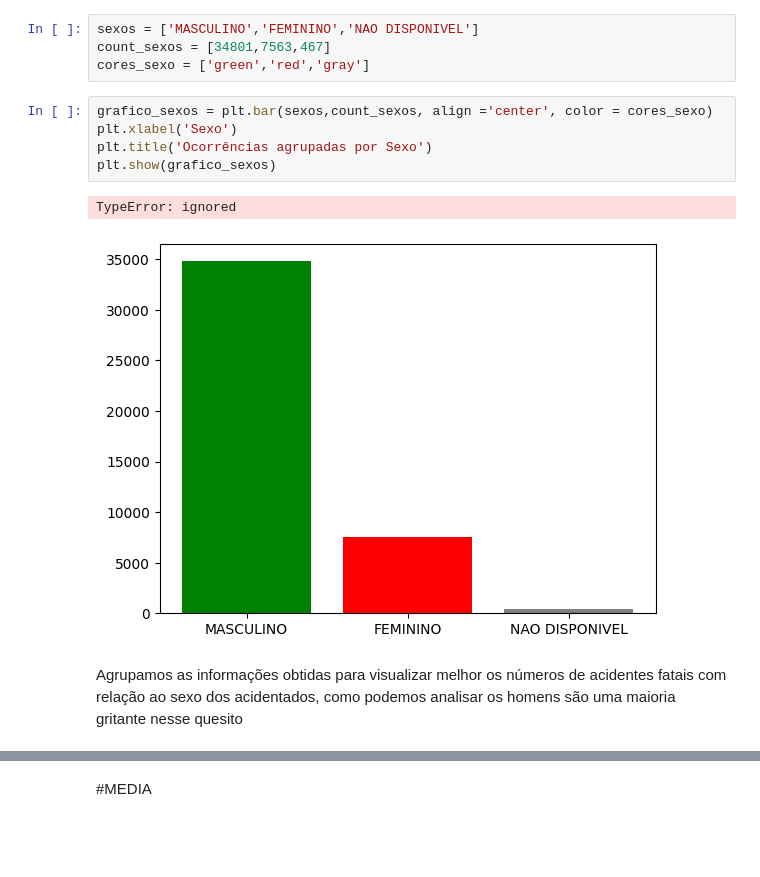
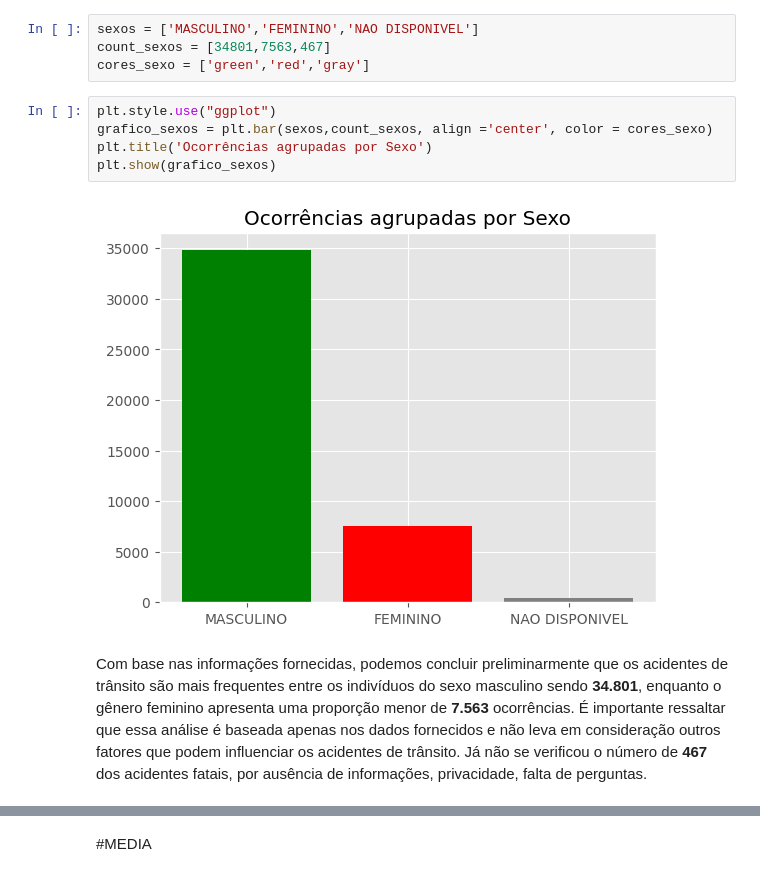
Before and after one commit to luizfernando120/Projeto-teste, a Jupyter notebook: Cópia_de_Projeto_07_Abril.ipynb, the cells around one changed output, grey strips where cells are left out. Drawn from its saved outputs; the diff is of its cells as text; blank space fills up the shorter version.

```diff
--- a/Cópia_de_Projeto_07_Abril.ipynb
+++ b/Cópia_de_Projeto_07_Abril.ipynb
@@ -68,13 +59,13 @@ sexos = ['MASCULINO','FEMININO','NAO DISPONIVEL']
 count_sexos = [34801,7563,467]
 cores_sexo = ['green','red','gray']
 # %%
+plt.style.use("ggplot")
 grafico_sexos = plt.bar(sexos,count_sexos, align ='center', color = cores_sexo)
-plt.xlabel('Sexo')
 plt.title('Ocorrências agrupadas por Sexo')
 plt.show(grafico_sexos)
 # %% [output]
-TypeError: ignored
-[figure, old version]
+[figure, new version]
-# %% [markdown]
-Agrupamos as informações obtidas para visualizar melhor os números de acidentes fatais com relação ao sexo dos acidentados, como podemos analisar os homens são uma maioria gritante nesse quesito
+# %% [markdown]
+Com base nas informações fornecidas, podemos concluir preliminarmente que os acidentes de trânsito são mais frequentes entre os indivíduos do sexo masculino sendo **34.801**, enquanto o gênero feminino apresenta uma proporção menor de **7.563** ocorrências. É importante ressaltar que essa análise é baseada apenas nos dados fornecidos e não leva em consideração outros fatores que podem influenciar os acidentes de trânsito.
+Já não se verificou o número de **467** dos acidentes fatais, por ausência de informações, privacidade, falta de perguntas.
 # %%
```
Also changed, not shown: parts of 18 cells of this notebook.
